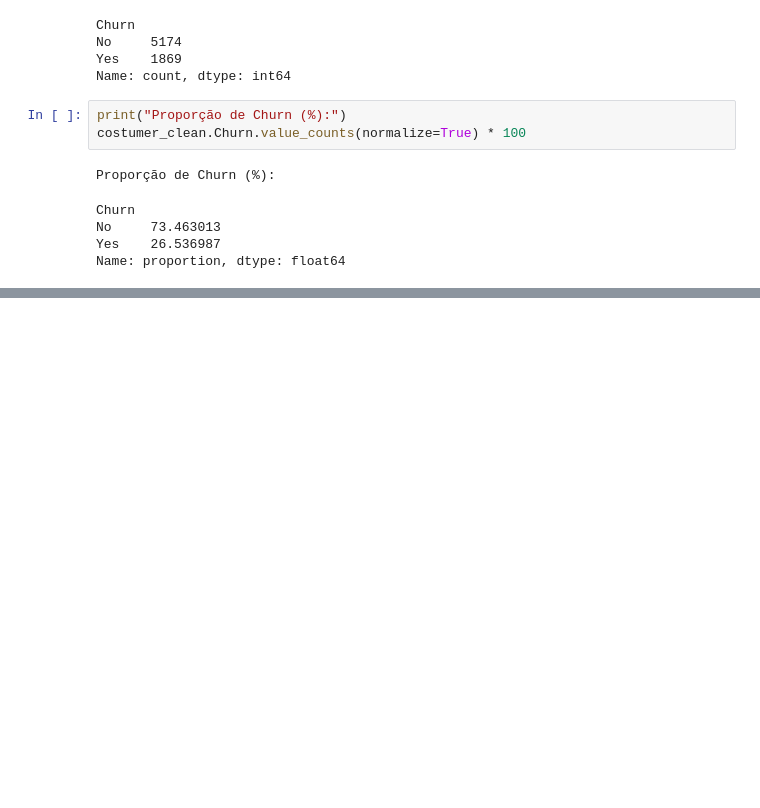
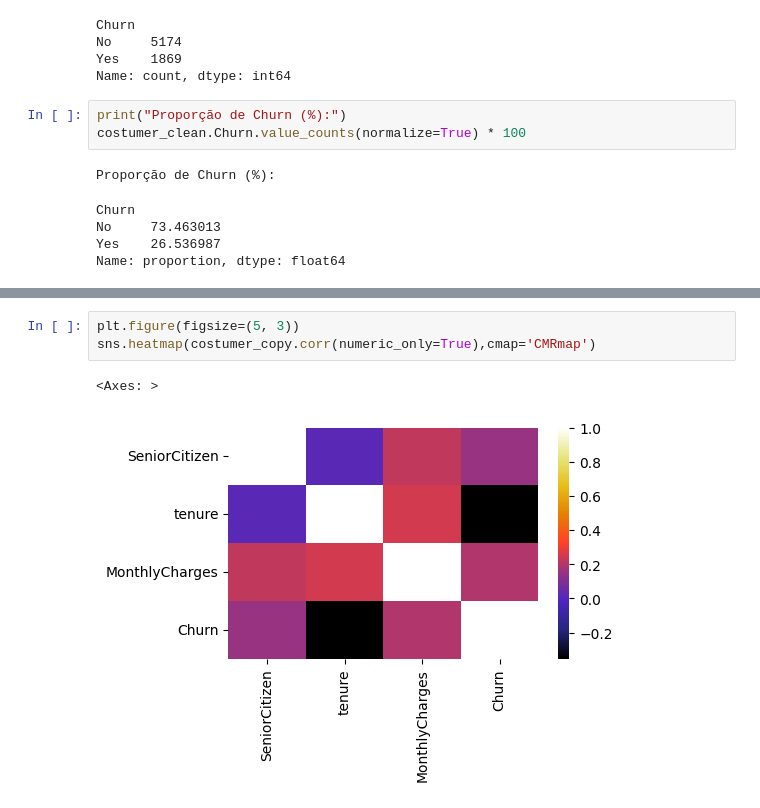
Before and after one commit to EveSantos/telco-customer-churn, a Jupyter notebook: chrun.ipynb, the cells around one changed output, grey strips where cells are left out. Saved outputs shown, nothing was run; the diff lists cells and outputs as text; blank space fills up the shorter version.

```diff
--- a/chrun.ipynb
+++ b/chrun.ipynb
@@ -156,0 +175,6 @@ sns.countplot(x='Churn',data=telcoCustomer)
+# %%
+plt.figure(figsize=(5, 3))
+sns.heatmap(costumer_copy.corr(numeric_only=True),cmap='CMRmap')
+# %% [output]
+<Axes: >
+[figure, added]
```
Also changed, not shown: parts of 17 cells of this notebook.
